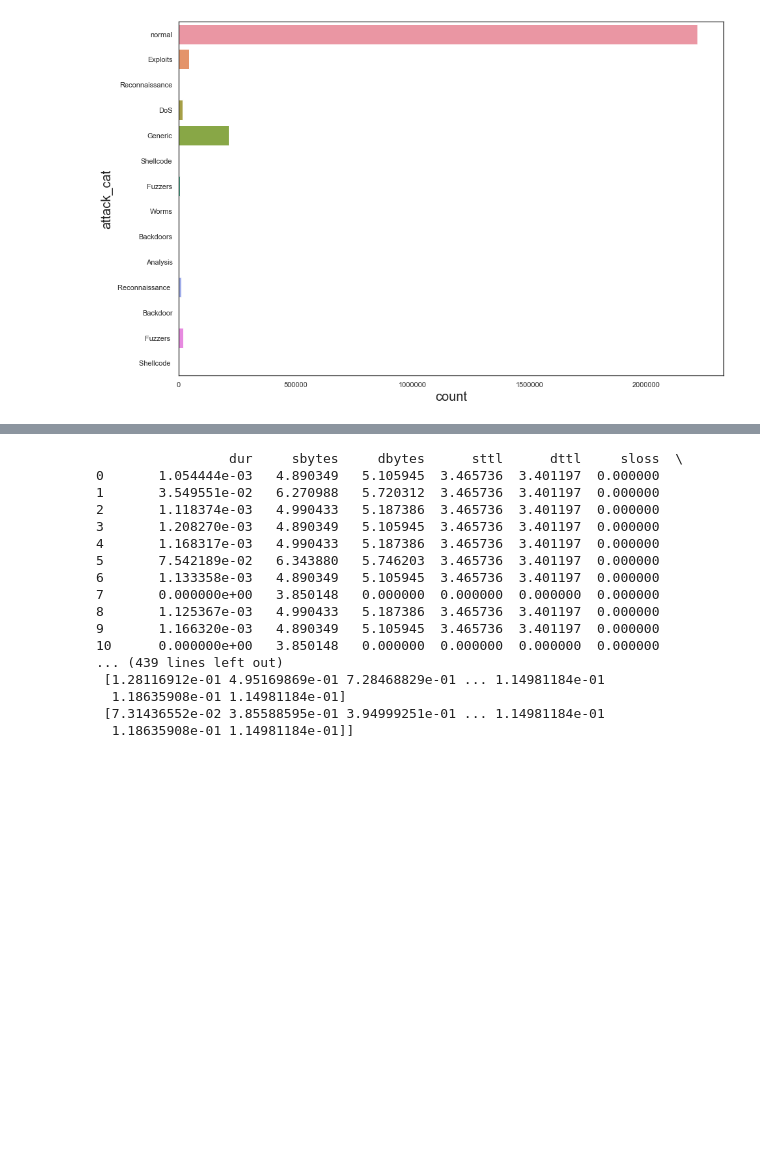
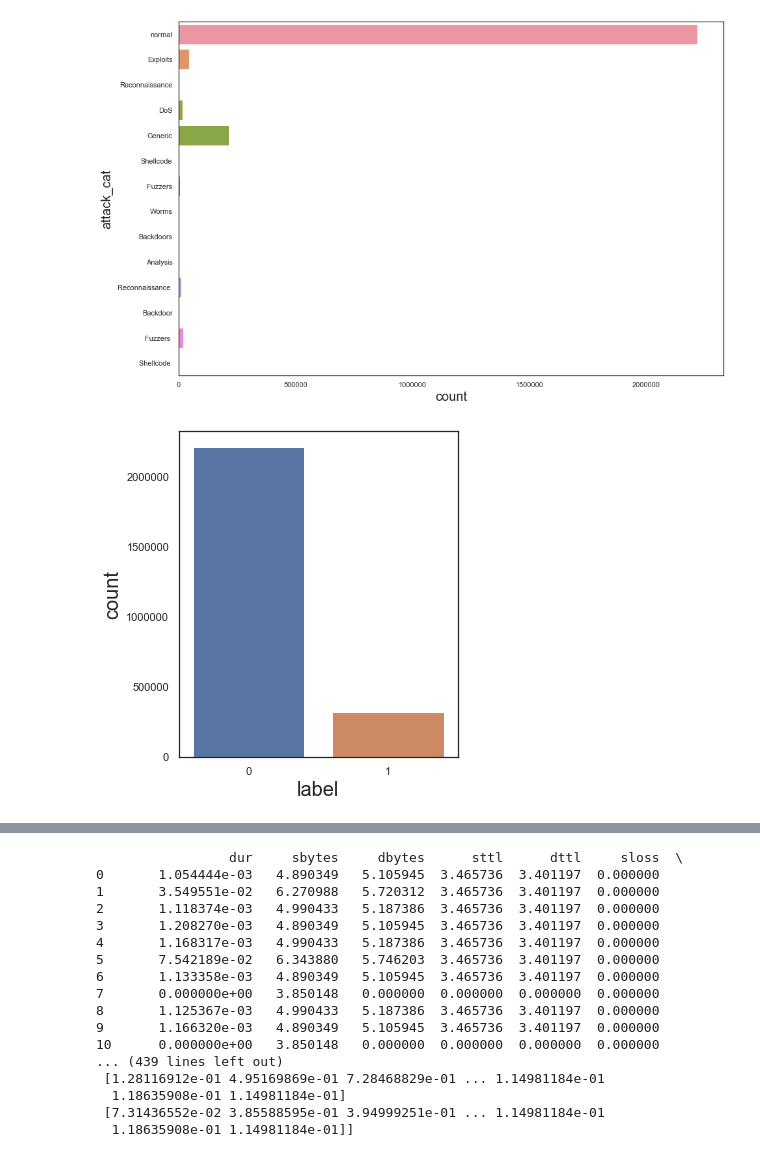
Before and after one commit to Shravya-Uchil/CMPE255-Project, a Jupyter notebook: Network Anomaly Detection.ipynb, the cells around one changed output, grey strips where cells are left out. Saved outputs shown, nothing was run; the diff lists cells and outputs as text; code cells hidden in the pictures; blank space fills up the shorter version.

Commit message:
added function plot_attack_label

```diff
--- a/Network Anomaly Detection.ipynb
+++ b/Network Anomaly Detection.ipynb
@@ -202,6 +202,13 @@ dataset.loc[:,'is_ftp_login'] = dataset.loc[:,'is_ftp_login'].replace(np.nan,0,
 plot_attack_category(dataset)
 # %% [output]
 [figure]
+# %%
+def plot_attack_label(data):
+    sns.set(rc={'figure.figsize':(5,6),"font.size":70,"axes.titlesize":40,"axes.labelsize":20},style="white")
+    catg_plot = sns.countplot(x='label',data = data)
+plot_attack_label(dataset)
+# %% [output]
+[figure, added]
 # %%
 # # Drop unwanted columns from the dataset
 
```
